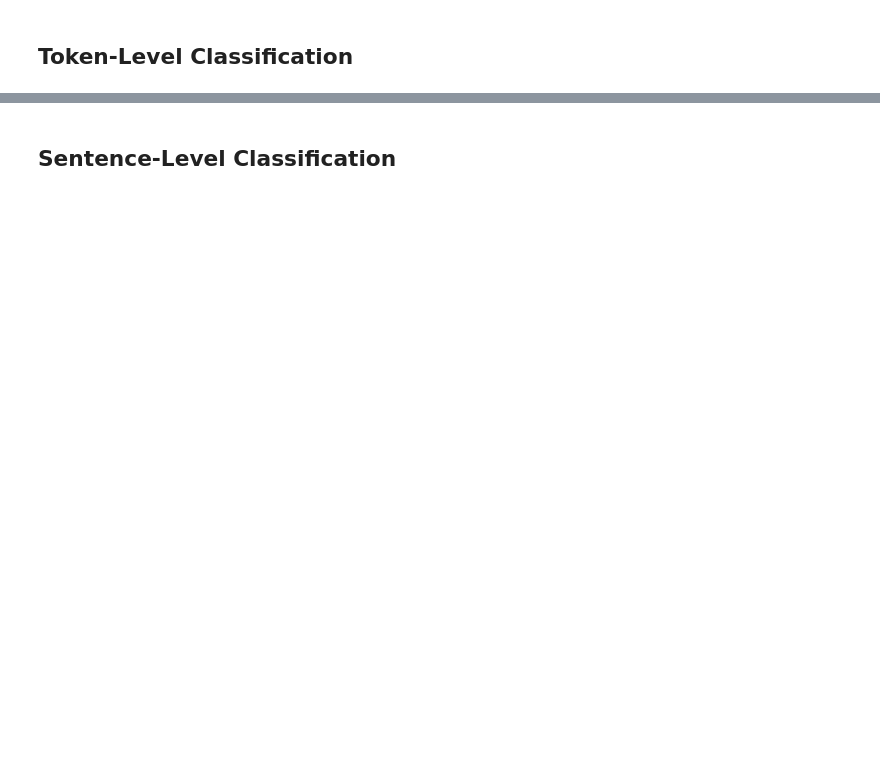
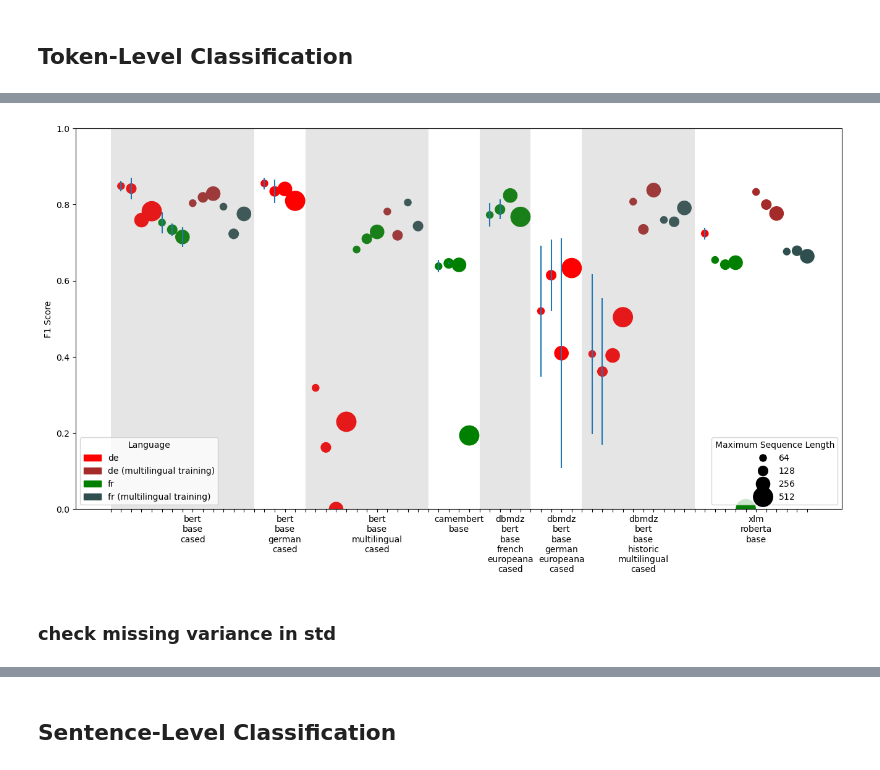
Before and after one commit to impresso/newsagency-classification, a Jupyter notebook: notebooks/model_evaluations.ipynb, the cells around one changed output, grey strips where cells are left out. Saved outputs shown, nothing was run; the diff lists cells and outputs as text; code cells hidden in the pictures; blank space fills up the shorter version.

```diff
--- a/notebooks/model_evaluations.ipynb
+++ b/notebooks/model_evaluations.ipynb
@@ -136,0 +300,30 @@ ne_global_metrics
+# %%
+fig, ax = plt.subplots(1, 1, figsize=(16,8))
+ax.errorbar(n_models, n_y, yerr=n_y_err, ls='none')
+sc = plt.scatter(n_models, n_y, c=n_colors, s=n_size)
+
+#change background based on models
+ax.fill_between(n_models, 1, 0, where=n_bo, facecolor='grey', alpha=.2, step="mid")
+ax.set_ylim(0, 1)
+
+ax.set_xticklabels(n_x, rotation=0, rotation_mode='anchor', ha="center") #rotation=75
+ax.set_ylabel("F1 Score")
+
+#legend
+# produce a legend with the unique colors from the scatter
+#legend1 = ax.legend(*sc.legend_elements(prop="colors"),
+#                    loc="lower left", title="Language",)
+red_patch = mpatches.Patch(color='red', label='de')
+green_patch = mpatches.Patch(color='green', label='fr')
+dark_red_patch = mpatches.Patch(color='brown', label='de (multilingual training)')
+dark_green_patch = mpatches.Patch(color='darkslategrey', label='fr (multilingual training)')
+
+legend1 = ax.legend(handles=[red_patch, dark_red_patch, green_patch, dark_green_patch], title="Language", loc="lower left")
+ax.add_artist(legend1)
+legend2 = ax.legend(*sc.legend_elements(prop="sizes"),
+                    loc="lower right", title="Maximum Sequence Length",)
+plt.show()
+# %% [output]
+[figure, added]
+# %% [markdown]
+### check missing variance in std
```
Also changed, not shown: parts of 29 cells of this notebook, 2 other files.
